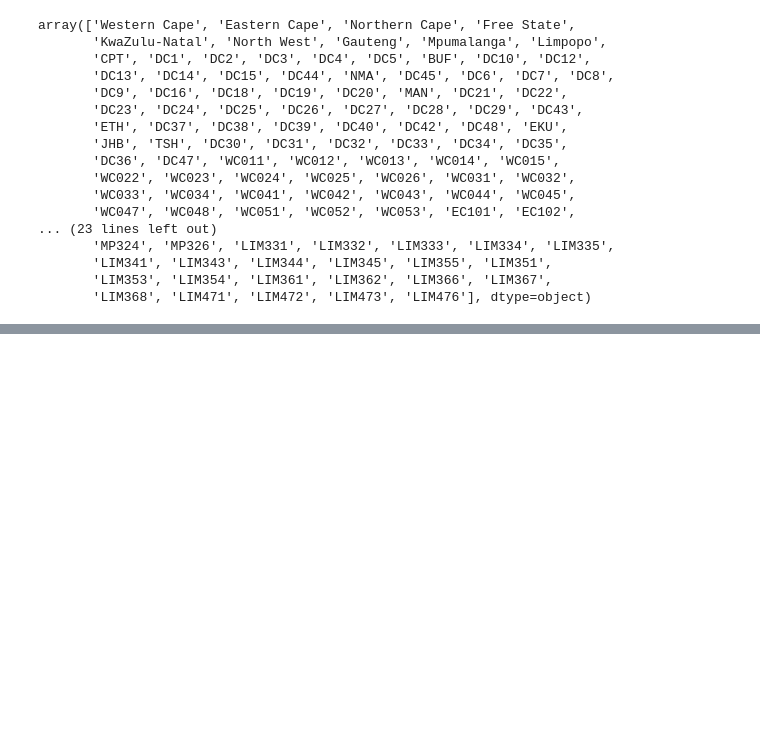
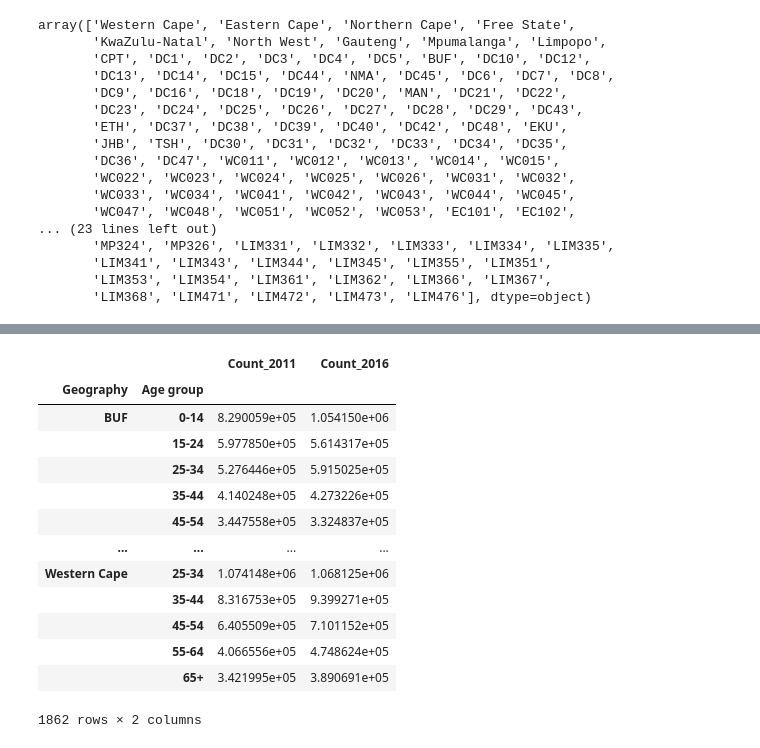
Before and after one commit to OpenUpSA/population-in-time, a Jupyter notebook: census-comparison.ipynb, the cells around one changed output, grey strips where cells are left out. Drawn from its saved outputs; the diff is of its cells as text; code cells hidden in the pictures; blank space fills up the shorter version.

```diff
--- a/census-comparison.ipynb
+++ b/census-comparison.ipynb
@@ -167,0 +190,19 @@ pop2011_2016.to_csv("pop2011_2016.csv")
+# %%
+pop2011_2016_age_grouped = pop2011_2016.groupby(["Geography", "Age group"]).sum()
+# %%
+pop2011_2016_age_grouped
+# %% [output]
+|  |  | Count_2011 | Count_2016 |
+| Geography | Age group |  |  |
+| BUF | 0-14 | 8.290059e+05 | 1.054150e+06 |
+|  | 15-24 | 5.977850e+05 | 5.614317e+05 |
+|  | 25-34 | 5.276446e+05 | 5.915025e+05 |
+|  | 35-44 | 4.140248e+05 | 4.273226e+05 |
+|  | 45-54 | 3.447558e+05 | 3.324837e+05 |
+| ... | ... | ... | ... |
+| Western Cape | 25-34 | 1.074148e+06 | 1.068125e+06 |
+|  | 35-44 | 8.316753e+05 | 9.399271e+05 |
+|  | 45-54 | 6.405509e+05 | 7.101152e+05 |
+|  | 55-64 | 4.066556e+05 | 4.748624e+05 |
+|  | 65+ | 3.421995e+05 | 3.890691e+05 |
+1862 rows × 2 columns
```
Also changed, not shown: parts of 10 cells of this notebook.
